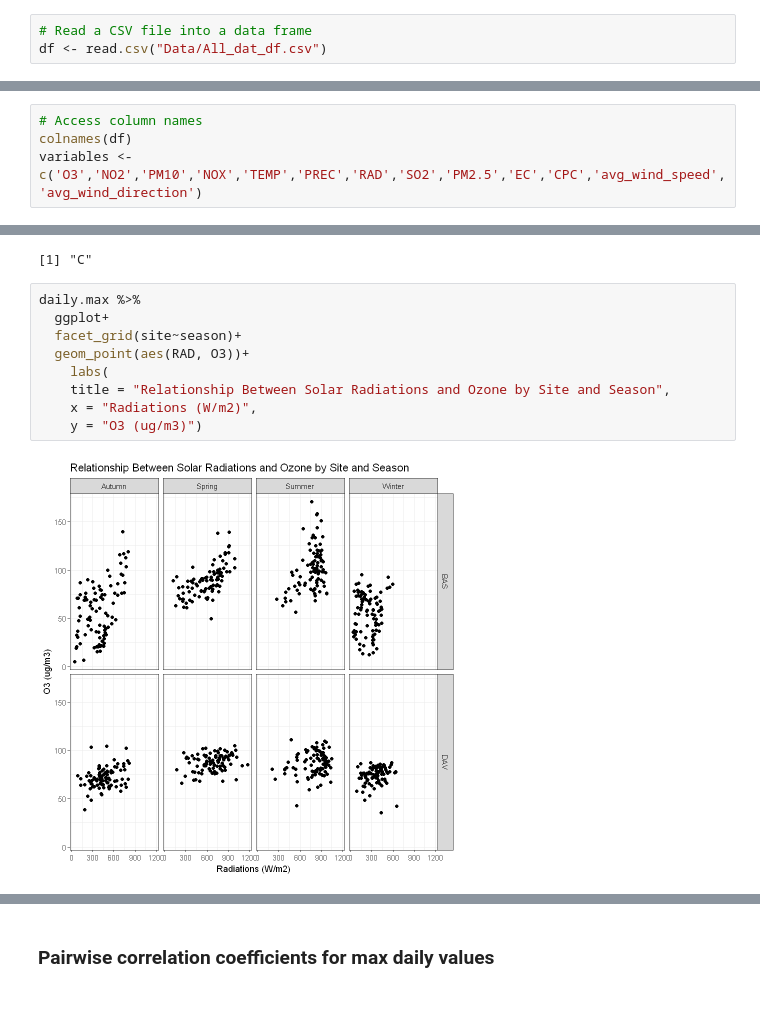
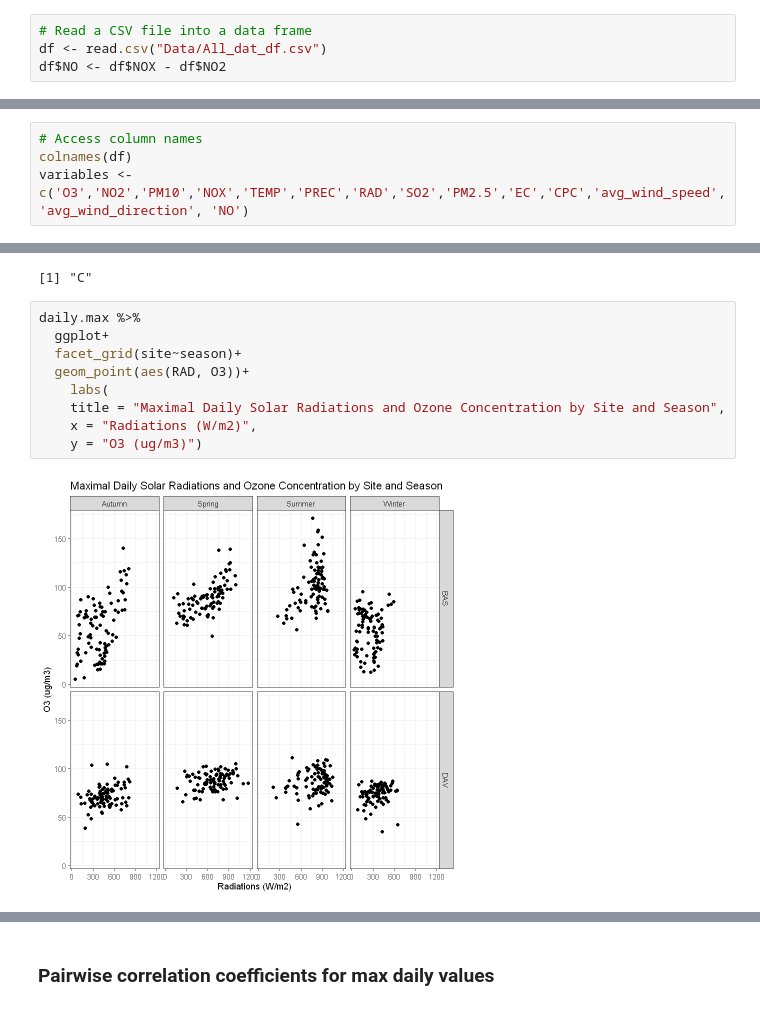
Before and after one commit to matheogodenzi/Air_pollution, a Jupyter notebook: Correlations.ipynb, the cells around one changed output, grey strips where cells are left out. Drawn from its saved outputs; the diff is of its cells as text.

```diff
--- a/Correlations.ipynb
+++ b/Correlations.ipynb
@@ -13,6 +24,7 @@ library(lattice)
 # %%
 # Read a CSV file into a data frame
 df <- read.csv("Data/All_dat_df.csv")
+df$NO <- df$NOX - df$NO2
 # %%
 head(df)
 # %% [output]
@@ -28,7 +40,7 @@ A data.frame: 6 × 22
 # %%
 # Access column names
 colnames(df)
-variables <- c('O3','NO2','PM10','NOX','TEMP','PREC','RAD','SO2','PM2.5','EC','CPC','avg_wind_speed','avg_wind_direction')
+variables <- c('O3','NO2','PM10','NOX','TEMP','PREC','RAD','SO2','PM2.5','EC','CPC','avg_wind_speed','avg_wind_direction', 'NO')
 # %% [output]
  [1] "site"               "datetime"           "year"
  [4] "month"              "day"                "hour"
@@ -85,14 +97,14 @@ theme_set(theme_bw()) # just my preference for plots
 # %%
 daily.max %>%
   ggplot+
   facet_grid(site~season)+
   geom_point(aes(RAD, O3))+
     labs(
-    title = "Relationship Between Solar Radiations and Ozone by Site and Season",
+    title = "Maximal Daily Solar Radiations and Ozone Concentration by Site and Season",
     x = "Radiations (W/m2)",
     y = "O3 (ug/m3)")
 # %% [output]
-[figure, old version]
+[figure, new version]
 # %%
 daily.max %>%
   ggplot+
```
Also changed, not shown: parts of 28 cells of this notebook, 7 other files.
